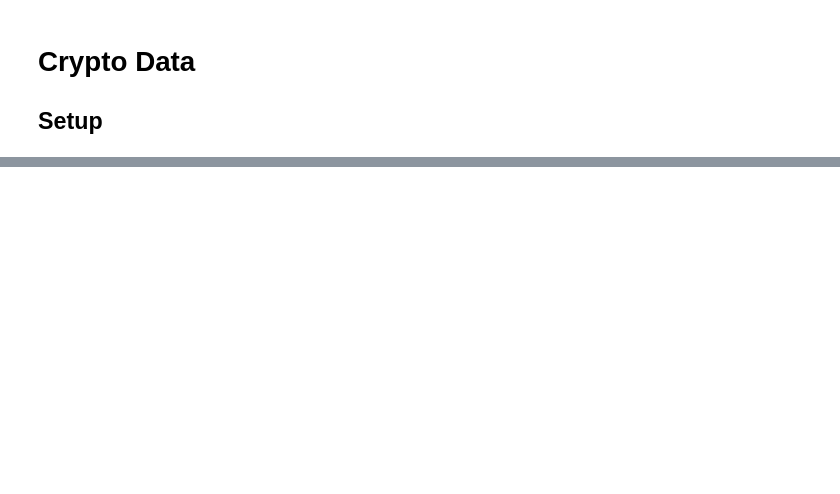
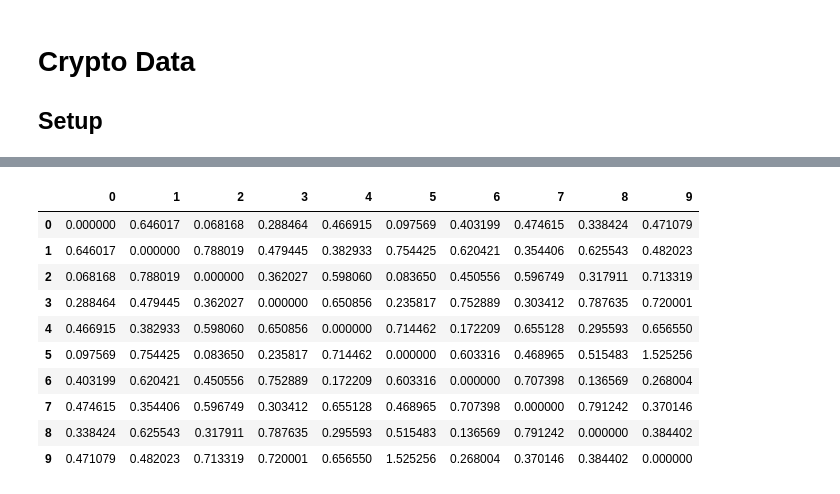
Before and after one commit to fgias/stock-price-anomaly-detection, a Jupyter notebook: crypto_data.ipynb, the cells around one changed output, grey strips where cells are left out. Saved outputs shown, nothing was run; the diff lists cells and outputs as text; code cells hidden in the pictures; blank space fills up the shorter version.

```diff
--- a/crypto_data.ipynb
+++ b/crypto_data.ipynb
@@ -9,6 +13,15 @@ from data_processing import download_data
 # %%
-tickers = [coin + "-USD" for coin in ["BTC", "ETH", "XRP", "BNB", "SOL"]]
+tickers = [coin + "-USD" for coin in ["BTC", "ETH", "XRP", "BNB", "SOL", "TRX", "DOGE", "BCH", "ADA", "HYPE"]]
+
 start = "2024-02-11"
 end = "2026-02-11"
+
+dfs = []
 for ticker in tickers:
-    download_data(ticker, start, end, save=True)
+    df = download_data(ticker, start, end, save=True)
+    df.rename({col: col + " " + ticker[:3] for col in df.columns if col != "Date"}, axis=1, inplace=True)
+    df.set_index("Date", inplace=True)
+    dfs.append(df)
+
+df = pd.concat(dfs, axis=1)
+df.sort_index(inplace=True)
@@ -14,0 +72,3 @@ for ticker in tickers:
+# %%
+# Use simple intuition: distance = 1 - correlation
+dists =  1 - df.corr()
@@ -14,0 +91,16 @@ for ticker in tickers:
+# %%
+dists.reset_index(drop=True, inplace=True)
+dists.columns = range(dists.shape[1])
+dists
+# %% [output]
+|  | 0 | 1 | 2 | 3 | 4 | 5 | 6 | 7 | 8 | 9 |
+| 0 | 0.000000 | 0.646017 | 0.068168 | 0.288464 | 0.466915 | 0.097569 | 0.403199 | 0.474615 | 0.338424 | 0.471079 |
+| 1 | 0.646017 | 0.000000 | 0.788019 | 0.479445 | 0.382933 | 0.754425 | 0.620421 | 0.354406 | 0.625543 | 0.482023 |
+| 2 | 0.068168 | 0.788019 | 0.000000 | 0.362027 | 0.598060 | 0.083650 | 0.450556 | 0.596749 | 0.317911 | 0.713319 |
+| 3 | 0.288464 | 0.479445 | 0.362027 | 0.000000 | 0.650856 | 0.235817 | 0.752889 | 0.303412 | 0.787635 | 0.720001 |
+| 4 | 0.466915 | 0.382933 | 0.598060 | 0.650856 | 0.000000 | 0.714462 | 0.172209 | 0.655128 | 0.295593 | 0.656550 |
+| 5 | 0.097569 | 0.754425 | 0.083650 | 0.235817 | 0.714462 | 0.000000 | 0.603316 | 0.468965 | 0.515483 | 1.525256 |
+| 6 | 0.403199 | 0.620421 | 0.450556 | 0.752889 | 0.172209 | 0.603316 | 0.000000 | 0.707398 | 0.136569 | 0.268004 |
+| 7 | 0.474615 | 0.354406 | 0.596749 | 0.303412 | 0.655128 | 0.468965 | 0.707398 | 0.000000 | 0.791242 | 0.370146 |
+| 8 | 0.338424 | 0.625543 | 0.317911 | 0.787635 | 0.295593 | 0.515483 | 0.136569 | 0.791242 | 0.000000 | 0.384402 |
+| 9 | 0.471079 | 0.482023 | 0.713319 | 0.720001 | 0.656550 | 1.525256 | 0.268004 | 0.370146 | 0.384402 | 0.000000 |
```
Also changed, not shown: parts of 24 cells of this notebook.
